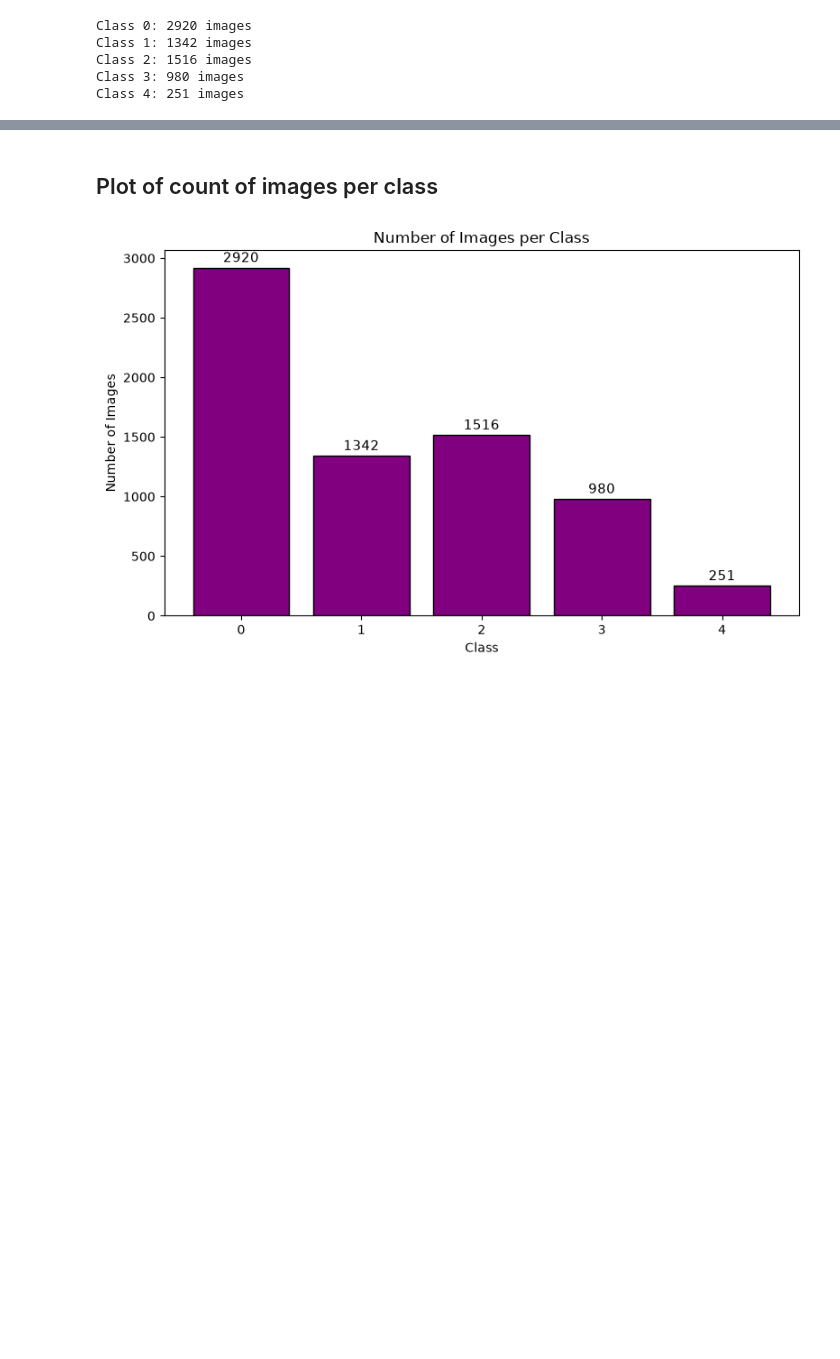
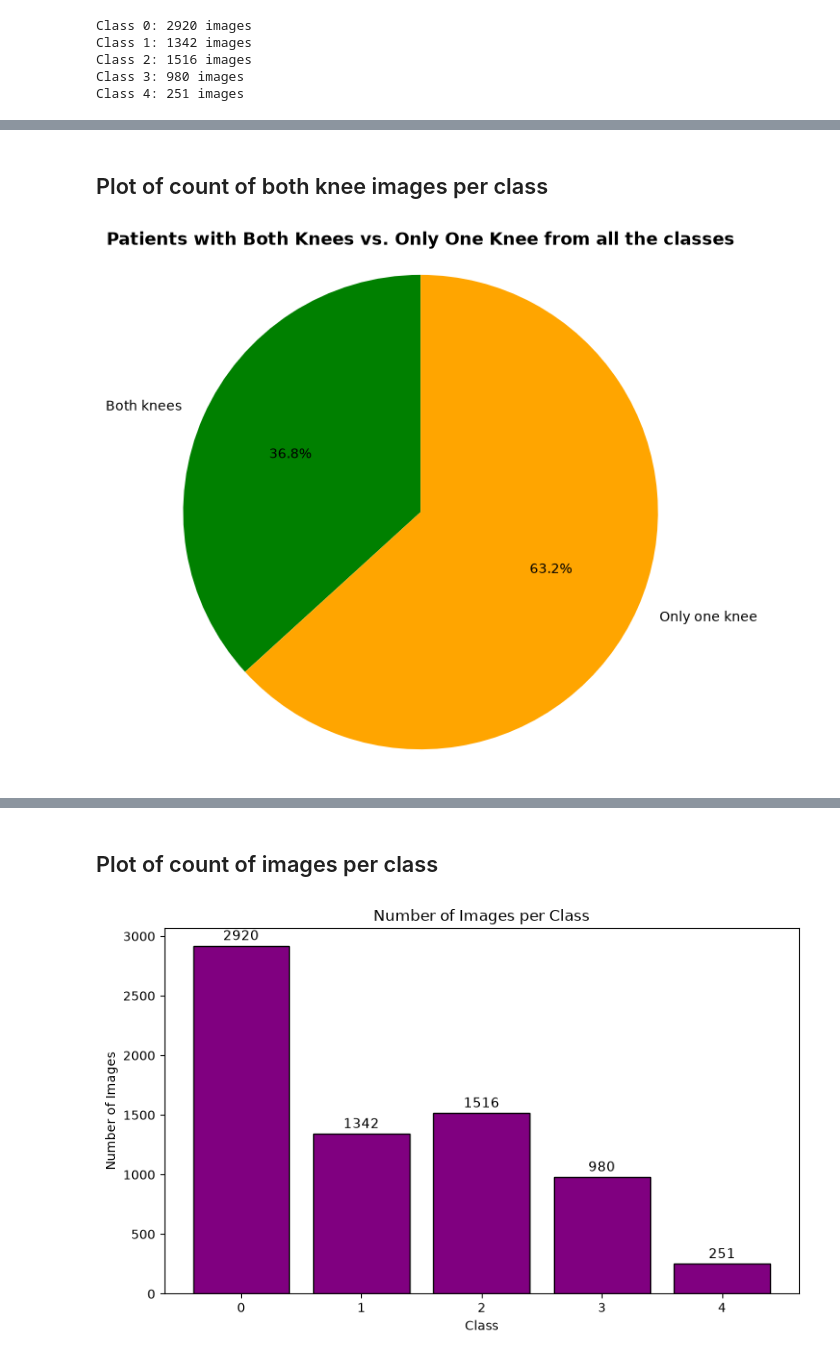
Before and after one commit to mikakia/knee_osteo, a Jupyter notebook: notebooks/eda.ipynb, the cells around one changed output, grey strips where cells are left out. Saved outputs shown, nothing was run; the diff lists cells and outputs as text; code cells hidden in the pictures; blank space fills up the shorter version.

```diff
--- a/notebooks/eda.ipynb
+++ b/notebooks/eda.ipynb
@@ -63,0 +85,4 @@ torch.Size([3, 224, 224])
+# %%
+path, label = knee_images.samples[0]
+print(f"Sample path: {path}")
+print(f"Sample label: {label} ({knee_images.classes[label]})")
@@ -63,0 +305,18 @@ torch.Size([3, 224, 224])
+# %% [markdown]
+## Plot of count of both knee images per class
+# %%
+total_both = sum(info['both'] for info in results.values())
+total_patients_all = sum(info['total_patients'] for info in results.values())
+total_only_one = total_patients_all - total_both
+
+sizes = [total_both, total_only_one]
+labels = ['Both knees', 'Only one knee']
+colors = ['green','orange']
+
+plt.figure(figsize=(7, 7))
+plt.pie(sizes, labels=labels, autopct='%1.1f%%', startangle=90, colors=colors)
+plt.title('Patients with Both Knees vs. Only One Knee from all the classes', fontsize=13, fontweight='bold')
+plt.axis('equal')
+plt.show()
+# %% [output]
+[figure, added]
```
Also changed, not shown: parts of 24 cells of this notebook.
